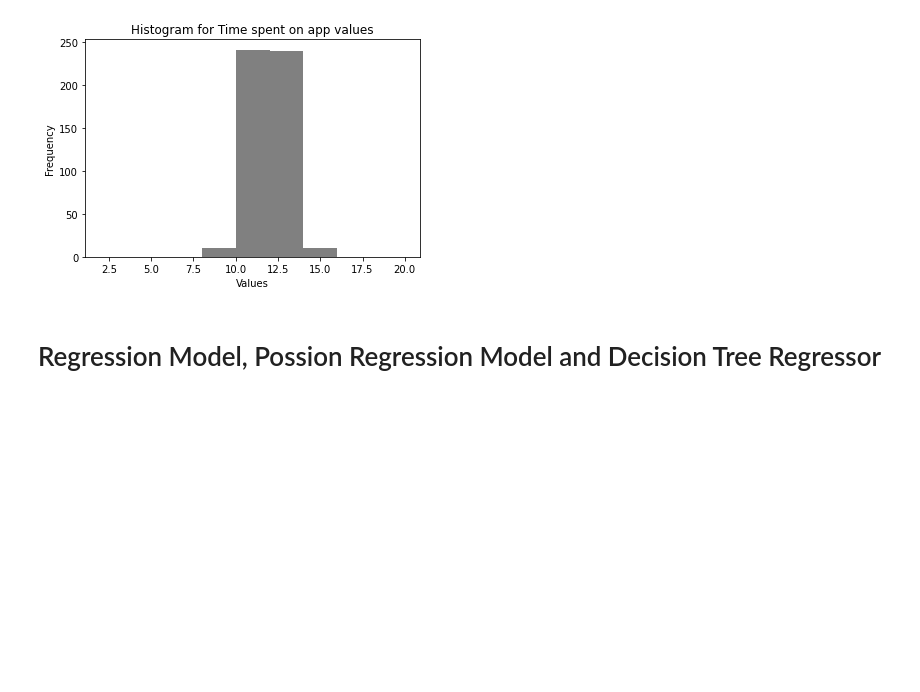
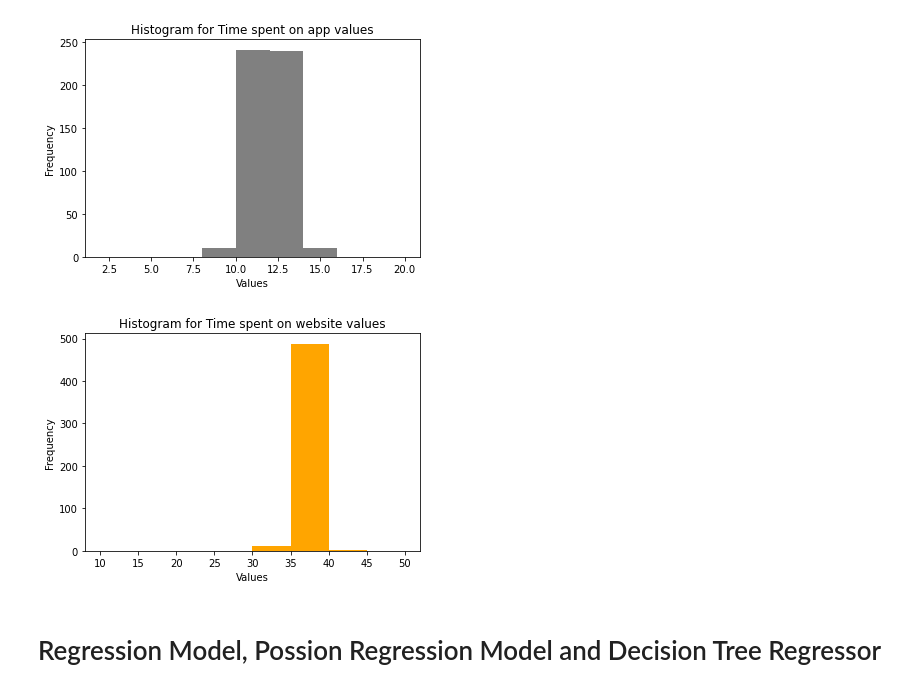
Before and after one commit to siddh34/DSML-Project, a Jupyter notebook: analysis.ipynb, the cells around one changed output. Cells and saved outputs as stored; diff of their text form; code cells hidden in the pictures; blank space fills up the shorter version.

Commit message:
"Added graph"

```diff
--- a/analysis.ipynb
+++ b/analysis.ipynb
@@ -163,6 +163,21 @@ plt.ylabel("Frequency")
 plt.show()
 # %% [output]
 [figure]
+# %%
+# histogram
+
+bins = [10,15,20,25,30,35,40,45,50]
+
+plt.title("Histogram for Time spent on website values")
+
+plt.hist(df['Time on Website'],bins=bins,color='orange')
+
+plt.xlabel("Values")
+plt.ylabel("Frequency")
+
+plt.show()
+# %% [output]
+[figure, added]
 # %% [markdown]
 # Regression Model, Possion Regression Model and Decision Tree Regressor
 # %%
```
